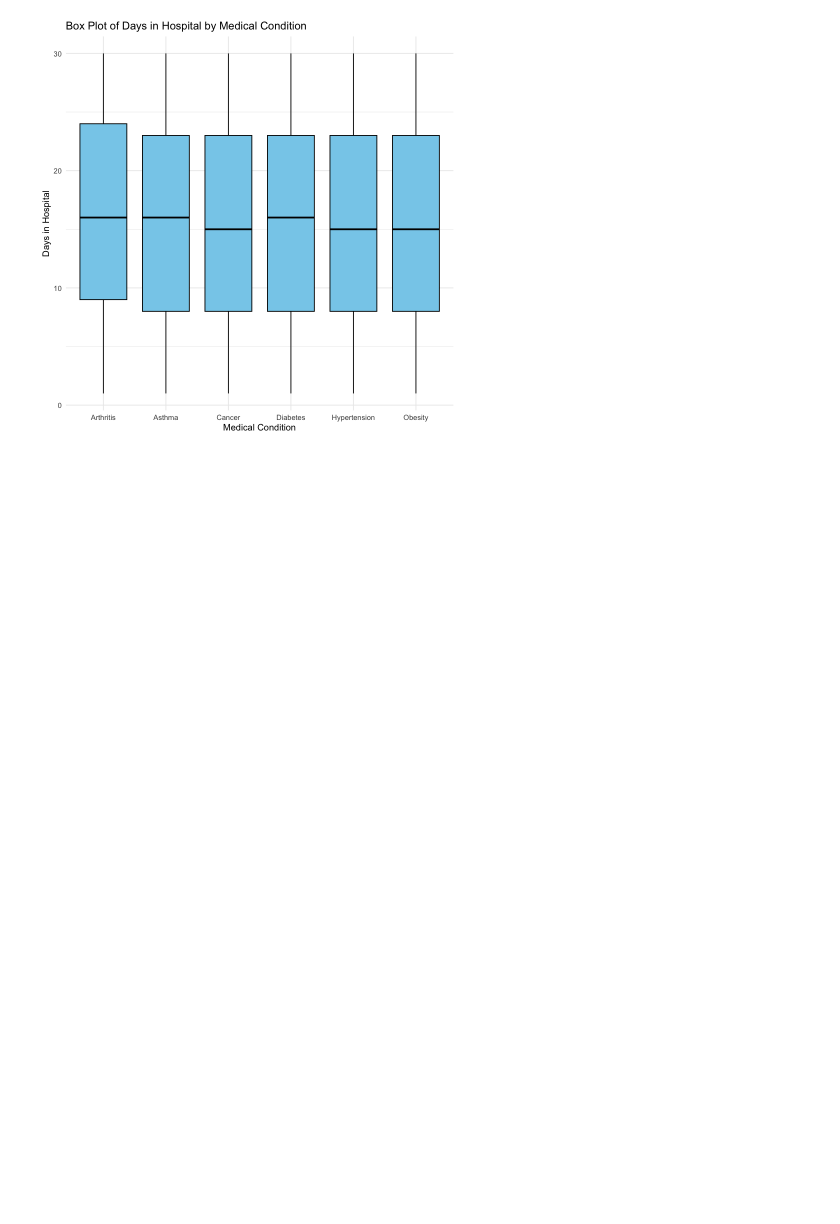
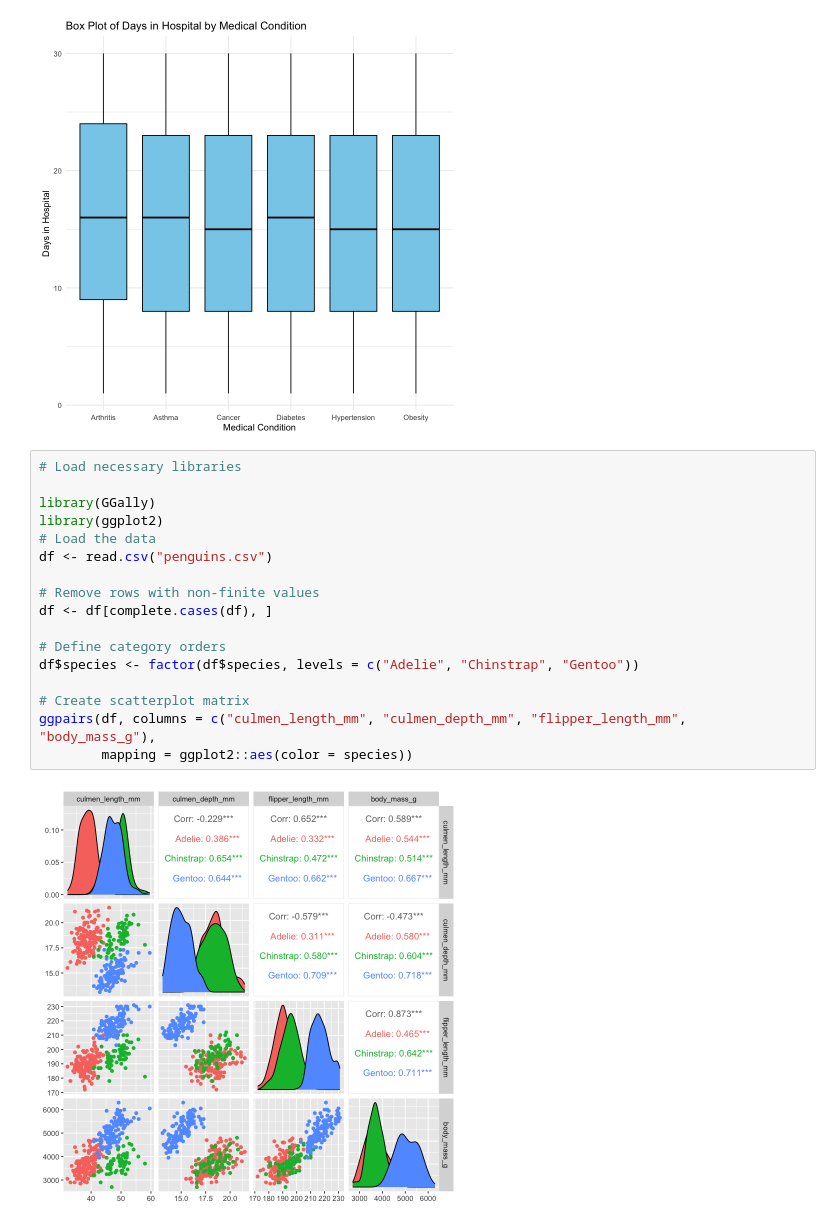
Before and after one commit to ngum17/vizualizace, a Jupyter notebook: R/ggplot2.ipynb, the cells around one changed output. Saved outputs shown, nothing was run; the diff lists cells and outputs as text; blank space fills up the shorter version.

```diff
--- a/R/ggplot2.ipynb
+++ b/R/ggplot2.ipynb
@@ -54,3 +54,22 @@ print(end.time - start.time)
 # %% [output]
 Time difference of 0.2792878 secs
 [figure]
+# %%
+# Load necessary libraries
+
+library(GGally)
+library(ggplot2)
+# Load the data
+df <- read.csv("penguins.csv")
+
+# Remove rows with non-finite values
+df <- df[complete.cases(df), ]
+
+# Define category orders
+df$species <- factor(df$species, levels = c("Adelie", "Chinstrap", "Gentoo"))
+
+# Create scatterplot matrix
+ggpairs(df, columns = c("culmen_length_mm", "culmen_depth_mm", "flipper_length_mm", "body_mass_g"),
+        mapping = ggplot2::aes(color = species))
+# %% [output]
+[figure, added]
```
Also changed, not shown: parts of 1 cell of this notebook, 10 other files.
